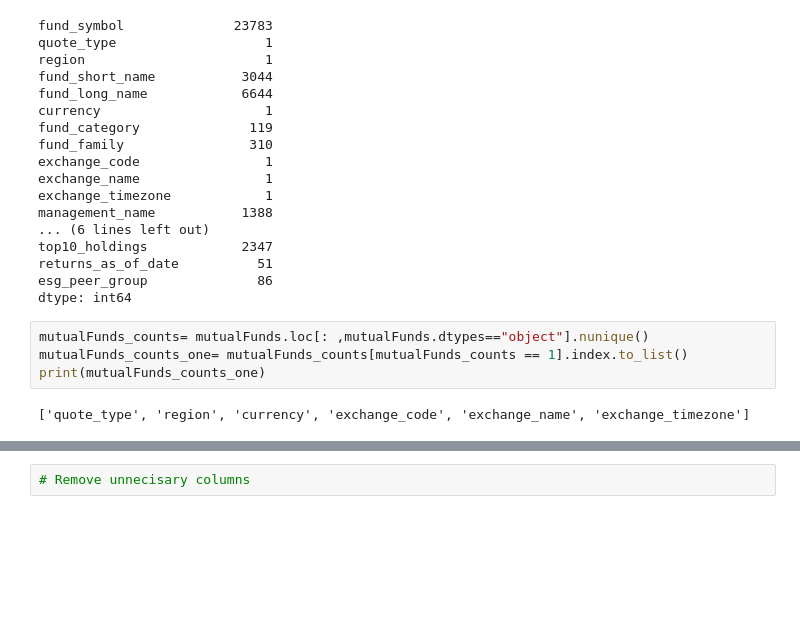
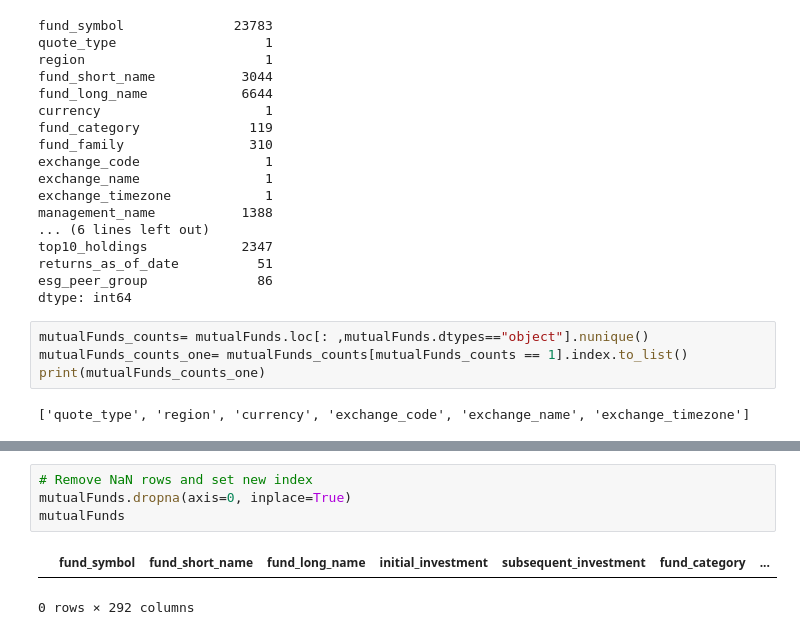
Before and after one commit to TRegan5/Project_4, a Jupyter notebook: daily_etfs.ipynb, the cells around one changed output, grey strips where cells are left out. Cells and saved outputs as stored; diff of their text form; blank space fills up the shorter version.

```diff
--- a/daily_etfs.ipynb
+++ b/daily_etfs.ipynb
@@ -149,5 +150,10 @@ mutualFunds
 | 23781 | VIHAX | Templeton China World Cl R6 | Templeton China World Fund Class R6 | 3000.0 | 1.0 | Foreign Large Value | ... |
 | 23782 | TSWHX | Fidelity Select Industrials | Fidelity Select Industrials Portf... | 1000000.0 | NaN | High Yield Bond | ... |
 23783 rows × 292 columns
-# %%
-# Remove unnecisary columns
+# %%
+# Remove NaN rows and set new index
+mutualFunds.dropna(axis=0, inplace=True)
+mutualFunds
+# %% [output]
+|  | fund_symbol | fund_short_name | fund_long_name | initial_investment | subsequent_investment | fund_category | ... |
+0 rows × 292 columns
```
Also changed, not shown: parts of 1 cell of this notebook.
